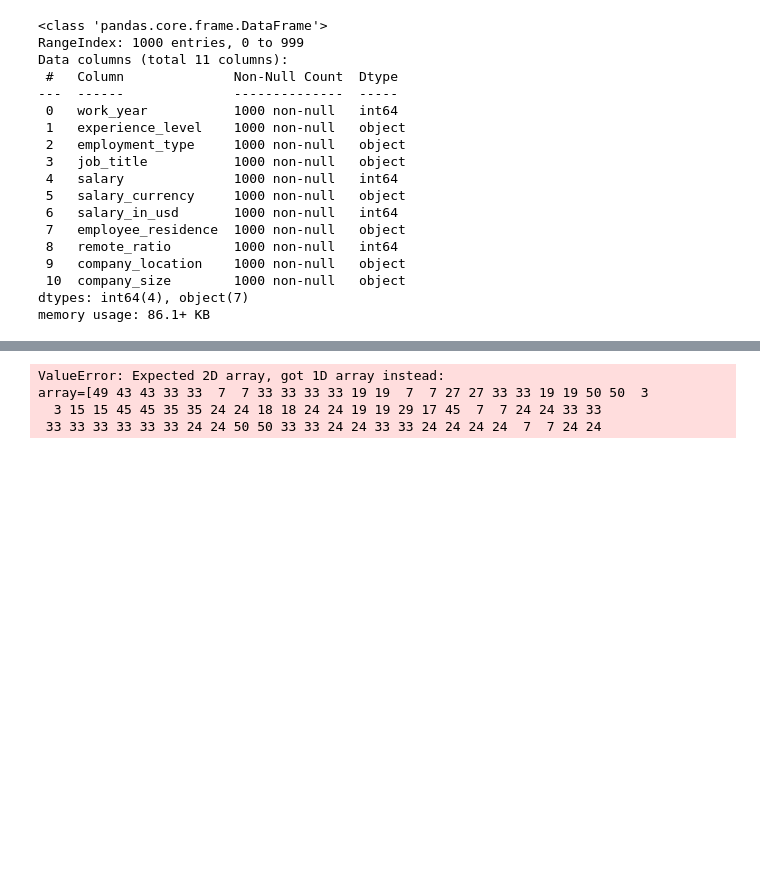
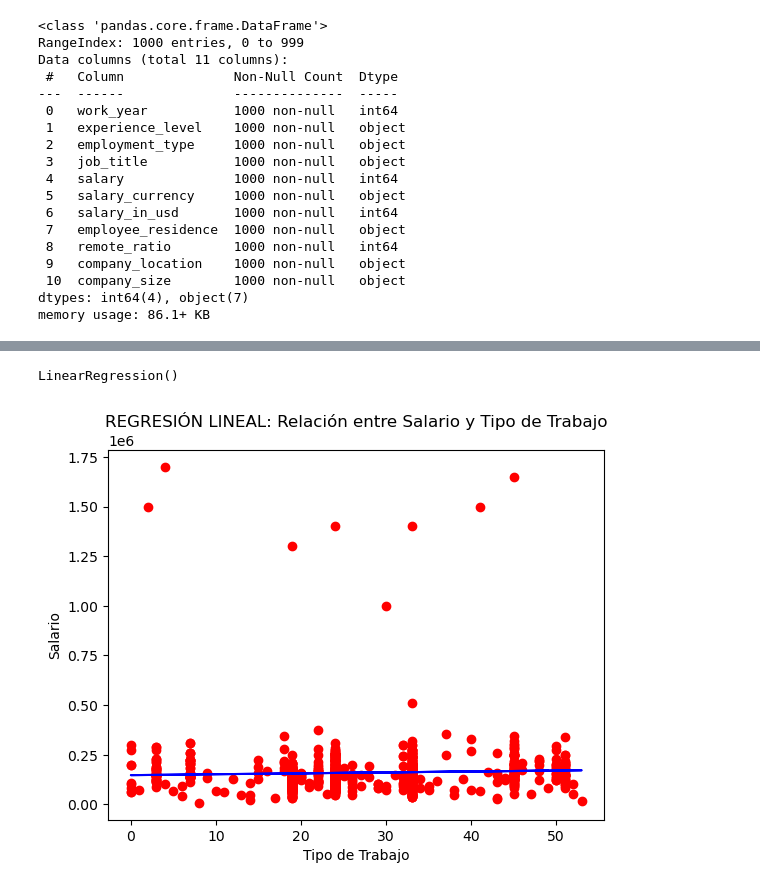
Before and after one commit to egoitzaulestia/curso_IA, a Jupyter notebook: cursoIA_tarea_1_EgoitzAulestia.ipynb, the cells around one changed output, grey strips where cells are left out. Cells and saved outputs as stored; diff of their text form; code cells hidden in the pictures; blank space fills up the shorter version.

```diff
--- a/cursoIA_tarea_1_EgoitzAulestia.ipynb
+++ b/cursoIA_tarea_1_EgoitzAulestia.ipynb
@@ -107,6 +99,6 @@ df
 # %%
 # La varibale predictorá X será la columna "job_code" codificada
-X = df["job_code"]
+X = df[["job_code"]] # Simpre poner DOBLE CORCHETE
 # La variable objetivo será "salary"
 y = df["salary"]
 # %%
@@ -116,13 +108,15 @@ model = LinearRegression()
 ## Entrenamos/creamos el modelo
 model.fit(X, y)
 # %% [output]
-ValueError: Expected 2D array, got 1D array instead:
-array=[49 43 43 33 33  7  7 33 33 33 33 19 19  7  7 27 27 33 33 19 19 50 50  3
-  3 15 15 45 45 35 35 24 24 18 18 24 24 19 19 29 17 45  7  7 24 24 33 33
- 33 33 33 33 33 33 24 24 50 50 33 33 24 24 33 33 24 24 24 24  7  7 24 24
+LinearRegression()
 # %%
 # Crear el scatter plot con X y salary
 plt.scatter(X, y, color='red')
-predic_Salario = model.predict(X.reshape(-1, 1)
+predic_Salario = model.predict(X)
 plt.plot(X, predic_Salario, color = "blue")
+plt.title("REGRESIÓN LINEAL: Relación entre Salario y Tipo de Trabajo")
+plt.xlabel("Tipo de Trabajo")
+plt.ylabel("Salario")
 plt.show()
+# %% [output]
+[figure, added]
```
Also changed, not shown: parts of 20 cells of this notebook, 6 other files.
